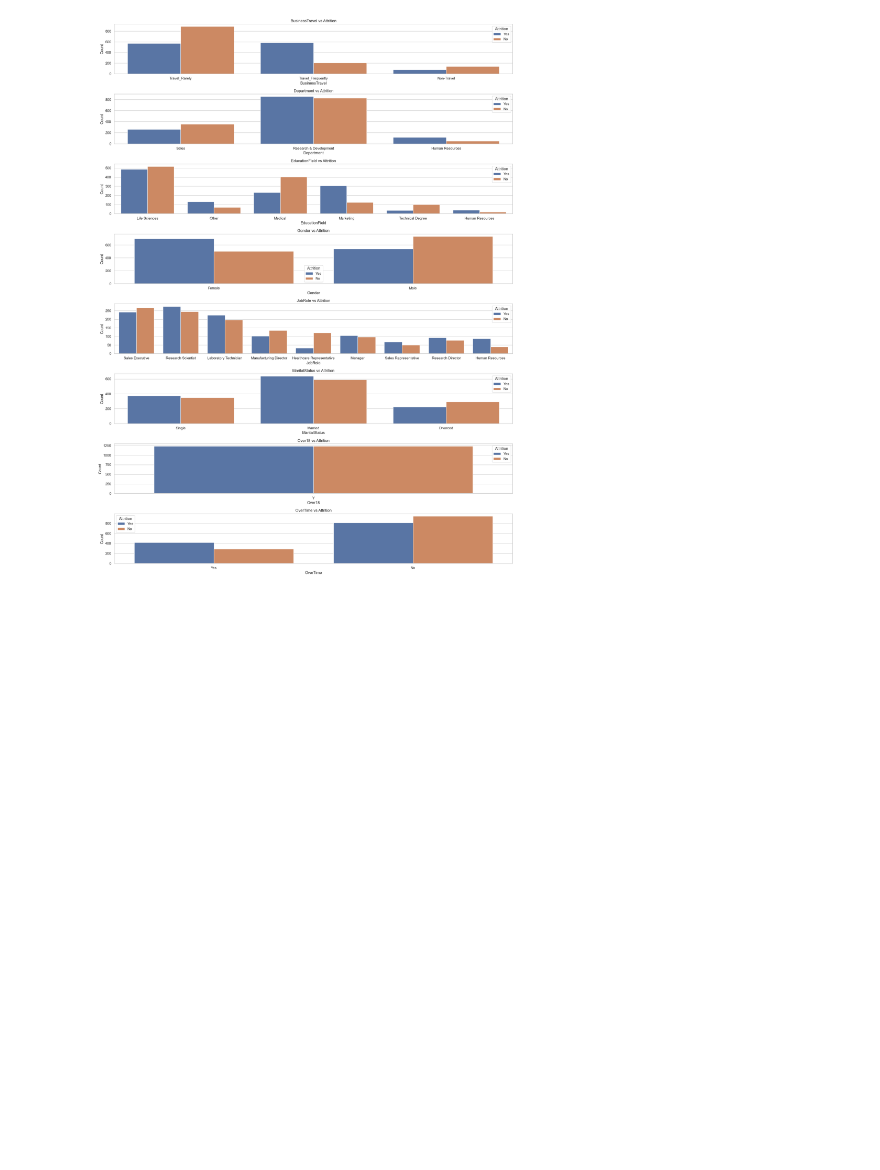
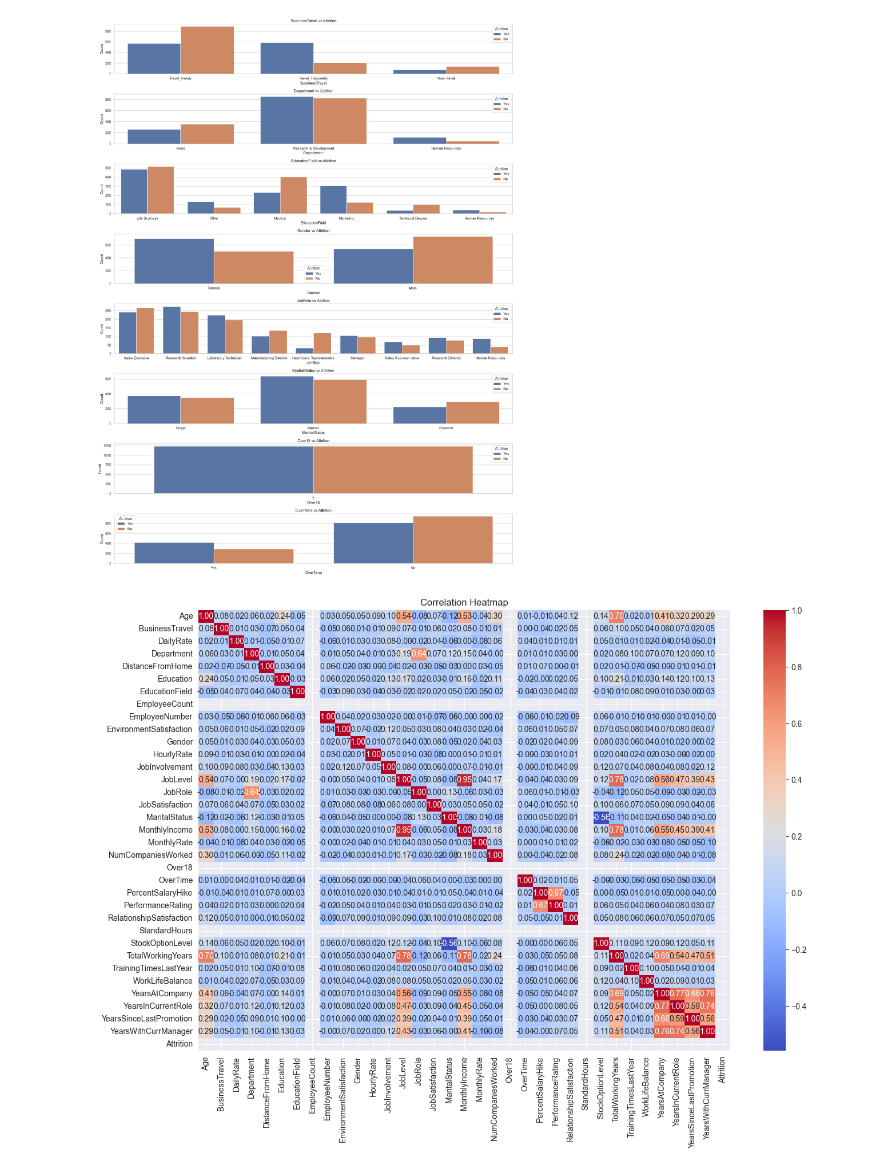
Before and after one commit to muzian666/HKBU-FIN7830-GroupG, a Jupyter notebook: DataVisualization.ipynb, the cells around one changed output. Cells and saved outputs as stored; diff of their text form; code cells hidden in the pictures; blank space fills up the shorter version.

```diff
--- a/DataVisualization.ipynb
+++ b/DataVisualization.ipynb
@@ -80,3 +80,21 @@ plt.show()
 # %% [output]
 [figure]
 [figure]
+# %%
+import matplotlib.pyplot as plt
+import seaborn as sns
+import pandas as pd
+
+file_path = 'Resources/Data/Encoded_Resampled_HR_Analytics.csv'
+df = pd.read_csv(file_path)
+
+# Convert 'Attrition' column to numerical values
+df['Attrition'] = df['Attrition'].map({'Yes': 1, 'No': 0})
+
+# Basic visualization: Correlation heatmap
+plt.figure(figsize=(15, 10))
+sns.heatmap(df.corr(), annot=True, fmt='.2f', cmap='coolwarm')
+plt.title("Correlation Heatmap")
+plt.show()
+# %% [output]
+[figure, added]
```
Also changed, not shown: 13 other files.
